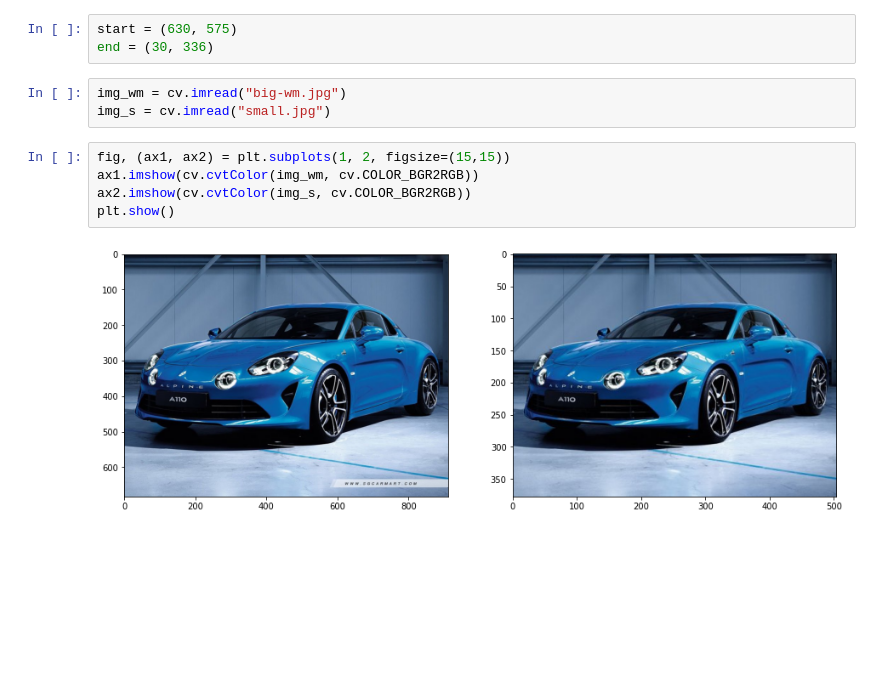
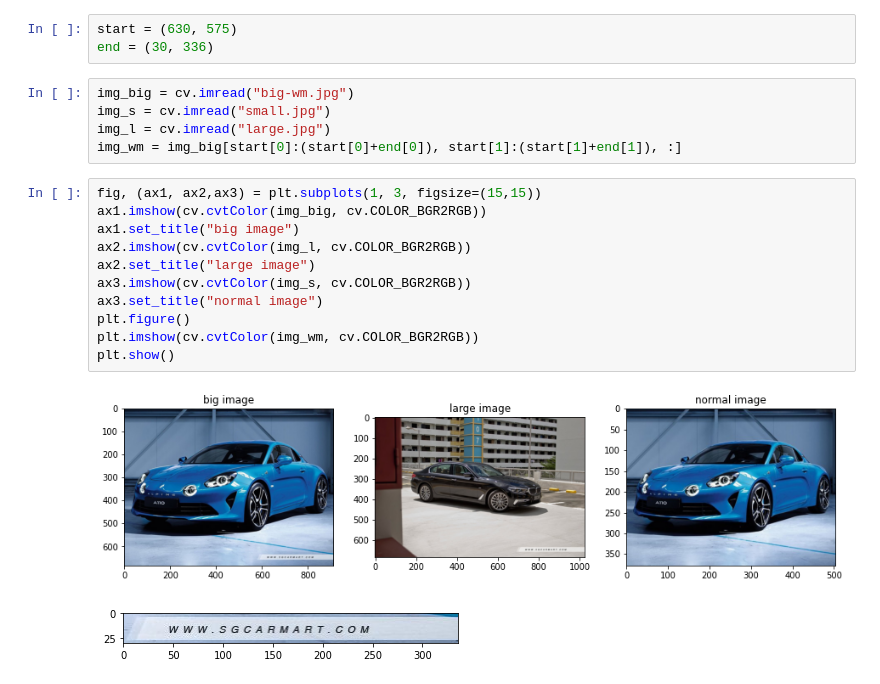
Before and after one commit to jackliusr/data-science, a Jupyter notebook: image-processing/inpaint_from_small.ipynb, the cells around one changed output. Drawn from its saved outputs; the diff is of its cells as text; blank space fills up the shorter version.

```diff
--- a/image-processing/inpaint_from_small.ipynb
+++ b/image-processing/inpaint_from_small.ipynb
@@ -35,13 +36,22 @@ import urllib
 start = (630, 575)
 end = (30, 336)
 # %%
-img_wm = cv.imread("big-wm.jpg")
+img_big = cv.imread("big-wm.jpg")
 img_s = cv.imread("small.jpg")
+img_l = cv.imread("large.jpg")
+img_wm = img_big[start[0]:(start[0]+end[0]), start[1]:(start[1]+end[1]), :]
 # %%
-fig, (ax1, ax2) = plt.subplots(1, 2, figsize=(15,15))
-ax1.imshow(cv.cvtColor(img_wm, cv.COLOR_BGR2RGB))
-ax2.imshow(cv.cvtColor(img_s, cv.COLOR_BGR2RGB))
+fig, (ax1, ax2,ax3) = plt.subplots(1, 3, figsize=(15,15))
+ax1.imshow(cv.cvtColor(img_big, cv.COLOR_BGR2RGB))
+ax1.set_title("big image")
+ax2.imshow(cv.cvtColor(img_l, cv.COLOR_BGR2RGB))
+ax2.set_title("large image")
+ax3.imshow(cv.cvtColor(img_s, cv.COLOR_BGR2RGB))
+ax3.set_title("normal image")
+plt.figure()
+plt.imshow(cv.cvtColor(img_wm, cv.COLOR_BGR2RGB))
 plt.show()
 # %% [output]
-[figure, old version]
+[figure, new version]
+[figure, added]
 # %%
```
Also changed, not shown: parts of 4 cells of this notebook.
